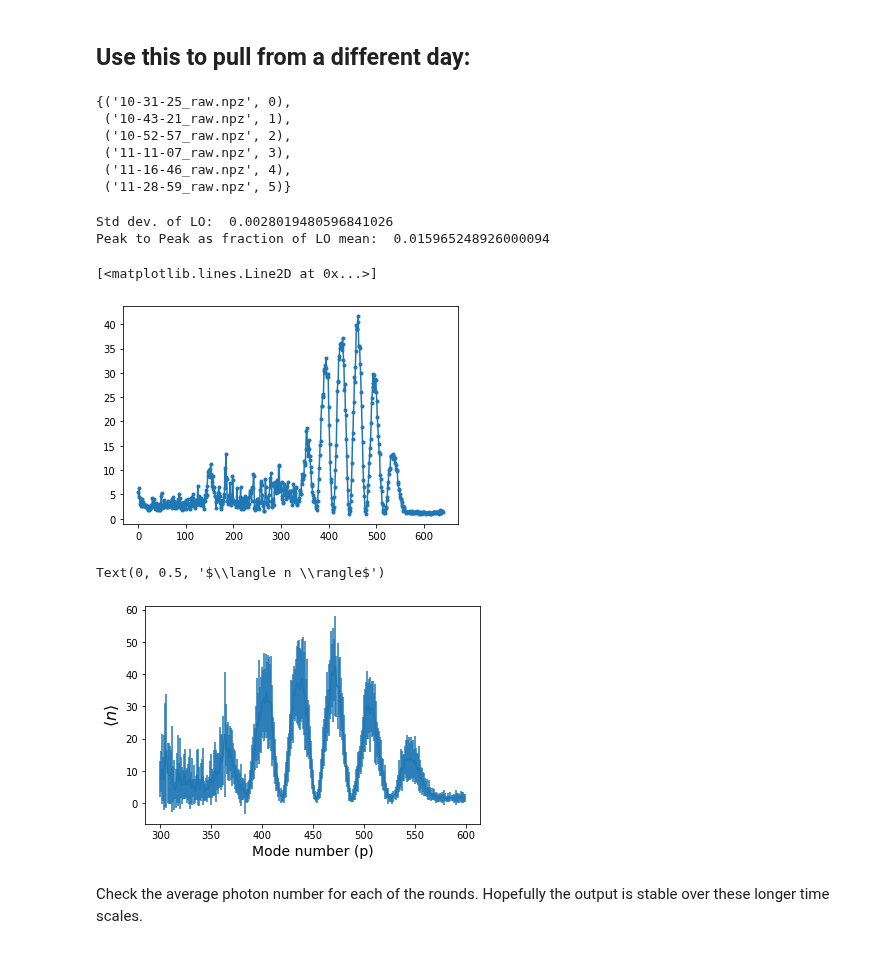
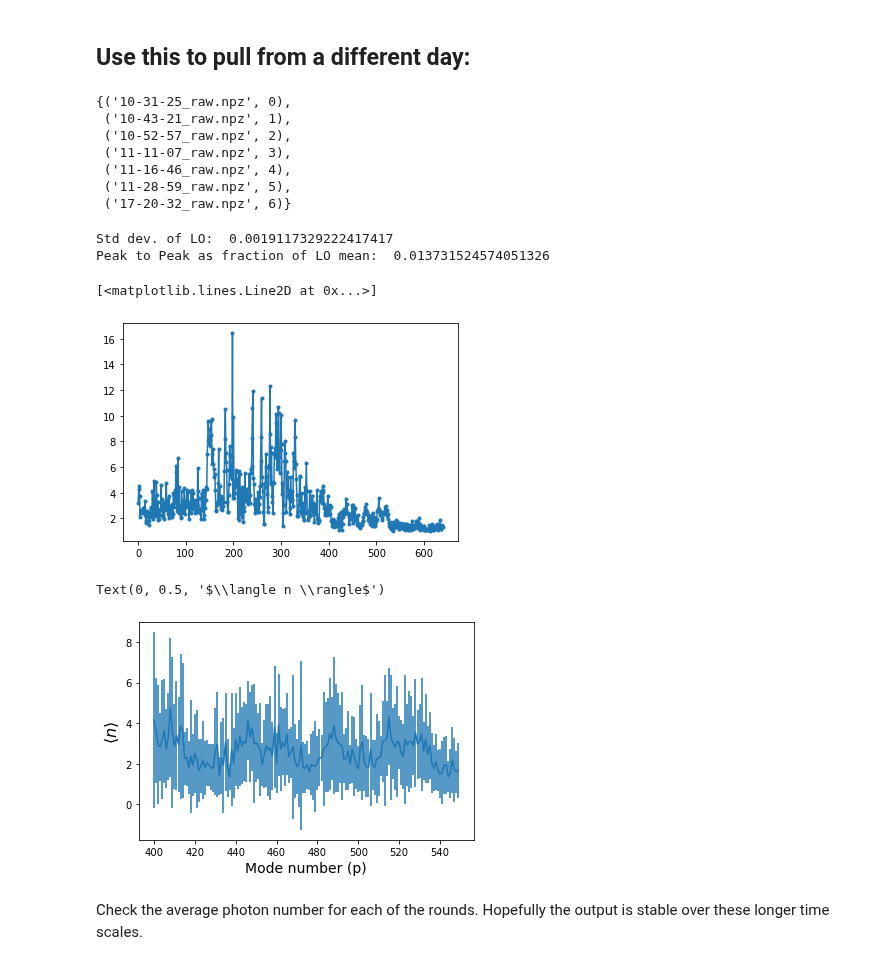
Before and after one commit to DawesLab/CCDimage, a Jupyter notebook: Data Analysis Notebook.ipynb, the cells around one changed output. Cells and saved outputs as stored; diff of their text form; code cells hidden in the pictures.

```diff
--- a/Data Analysis Notebook.ipynb
+++ b/Data Analysis Notebook.ipynb
@@ -17,7 +17,7 @@ import Qfunction as Q
 # %% [markdown]
 ## Use this to pull from a different day:
 # %%
-data_folder = "/home/photon/data/05-29-2018"
+data_folder = "/home/photon/data/06-10-2021"
 sys.path.append("/home/photon/code/Qfunction/")
 chdir(data_folder)
 import Qfunction as Q
@@ -31,10 +31,11 @@ set(zip(allFiles,range(len(allFiles))))
  ('10-52-57_raw.npz', 2),
  ('11-11-07_raw.npz', 3),
  ('11-16-46_raw.npz', 4),
- ('11-28-59_raw.npz', 5)}
+ ('11-28-59_raw.npz', 5),
+ ('17-20-32_raw.npz', 6)}
 # %%
 #Import last file in folder (by default)
-data_npz = np.load(allFiles[5])
+data_npz = np.load(allFiles[4])
 VacCorrected = data_npz['VacCorrected']
 ncount = data_npz['ncount']
 # %%
@@ -42,8 +43,8 @@ n = np.sqrt(ncount)
 print("Std dev. of LO: ", n.std()/n.mean())
 print("Peak to Peak as fraction of LO mean: ", (n.max()-n.min())  / n.mean())
 # %% [output]
-Std dev. of LO:  0.0028019480596841026
-Peak to Peak as fraction of LO mean:  0.015965248926000094
+Std dev. of LO:  0.0019117329222417417
+Peak to Peak as fraction of LO mean:  0.013731524574051326
 # %%
 scaled_vc = np.sqrt(2.0/ncount)*VacCorrected
 # %%
@@ -52,24 +53,24 @@ avg_n_quick = [0.5*(np.mean(np.abs(scaled_vc[i,:,:].flatten('F'))))**2 for i in
 plot(avg_n_quick[10:],".-")  # look at the modes with their amplitudes
 # %% [output]
 [<matplotlib.lines.Line2D at 0x...>]
-[figure, old version]
+[figure, new version]
 # %%
-start = 300
-stop = 600
+start = 400
+stop = 550
 std_dev_n = np.zeros(650)
 avg_n = np.zeros(650)
 for i in range(start,stop):
     x = np.real(scaled_vc[i,:,:].flatten('F'))
     y = np.imag(scaled_vc[i,:,:].flatten('F'))
     std_dev_n[i] = Q.std_n_raw(x,y)
     avg_n[i] = Q.avg_n_raw(x,y)
 
 errorbar(arange(start,stop,1),avg_n[start:stop],yerr=std_dev_n[start:stop])
 xlabel("Mode number (p)",size=14)
 ylabel("$\\langle n \\rangle$",size=16)
 # %% [output]
 Text(0, 0.5, '$\\langle n \\rangle$')
-[figure, old version]
+[figure, new version]
 # %%
 mode = 430
 check_n = 0.5*(np.abs(scaled_vc[mode,:,:].mean(axis=0)))**2  # look at the abs of one mode averaged over all shots per round:
```
Also changed, not shown: parts of 7 cells of this notebook, 3 other files.
